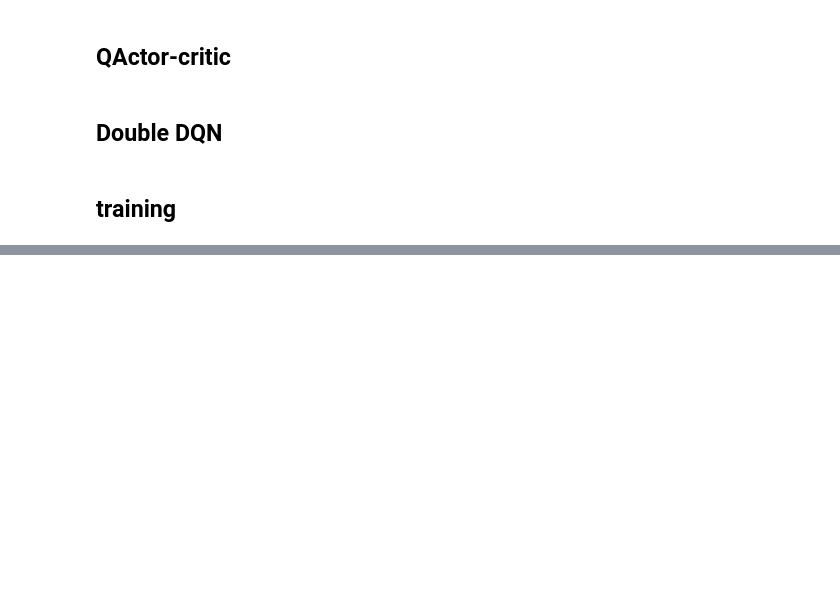
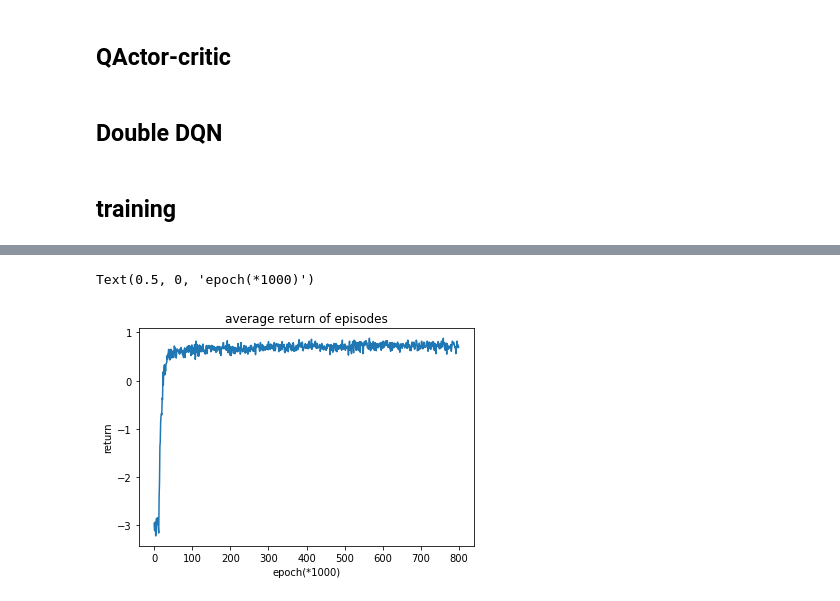
Before and after one commit to navidmdn/Multi-hop-qa-rl, a Jupyter notebook: graph_environment.ipynb, the cells around one changed output, grey strips where cells are left out. Saved outputs shown, nothing was run; the diff lists cells and outputs as text; code cells hidden in the pictures; blank space fills up the shorter version.

Commit message:
finalizd training and evaluation of the model

```diff
--- a/graph_environment.ipynb
+++ b/graph_environment.ipynb
@@ -103,11 +103,11 @@ with open('data/MetaQA/relation_emb.pickle', 'wb') as f:
 # %% [markdown]
 ## load embeddings
 # %%
-with open('data/MetaQA/entity_emb.pickle', 'rb') as f:
+with open('MetaQA/entity_emb.pickle', 'rb') as f:
     ent_emb_dict = pickle.load(f)
 
 
-with open('data/MetaQA/relation_emb.pickle', 'rb') as f:
+with open('MetaQA/relation_emb.pickle', 'rb') as f:
     rel_emb_dict = pickle.load(f)
 # %%
 ent_emb_dict[list(ent_emb_dict.keys())[0]].shape
@@ -301,10 +293,3 @@ with open('all-questions.pickle', 'wb') as f:
-# %%
-tokenizer_res = tokenize_sentences(all_questions, batch_size=256)
-embeddings = get_batch_embeddings(tokenizer_res)
-
-
-with open('./embeddings.pickle', 'wb') as f:
-    pickle.dump(embeddings, f)
 # %% [markdown]
 ## load question embeddings
 # %%
@@ -380,6 +365,7 @@ class KGEnv(gym.Env):
         self.questions = []
         self.entities = []
         self.targets = []
+        self.loop_reward = 0 if mode in ['dev', 'test'] else -1
 
         for nhop in [str(h) for h in nhops]:
             raw = load_raw_qa('./data/QA_data/MetaQA/', mode=f'{mode}_{nhop}hop')
@@ -400,13 +386,14 @@ class KGEnv(gym.Env):
         self.rel_hist = []
 
     def step(self, action):
+        reward = 0
+        done = False
+
         self.hops += 1
         next_ent_id = self.traverse(self.current_ent, action)
         if next_ent_id == -1:
             next_ent_id = self.entities_vocab[self.current_ent]
-
-        reward = 0
-        done = False
+            reward = self.loop_reward
 
         #TODO:
         if next_ent_id in self.goal:
@@ -877,7 +864,11 @@ def train_and_evaluate(env, agent, epochs, eval_env, eval_step=100, eval_it=50):
 
         if i%eval_step == 0:
             avg_ret = np.mean(evaluate_agent(eval_env, agent, k=eval_it))
-            log(f"epoch:{i} average return={avg_ret} current_eps:{agent.eps} buffer_size:{agent.buf_idx}")
+            log(f"epoch:{i} dev average return={avg_ret} current_eps:{agent.eps} buffer_size:{agent.buf_idx}")
+
+            avg_ret = np.mean(evaluate_agent(env, agent, k=eval_it))
+            log(f"epoch:{i} train average return={avg_ret} current_eps:{agent.eps} buffer_size:{agent.buf_idx}")
+
             eval_rets.append(avg_ret)
 
     return returns, epsilons, eval_rets
@@ -910,14 +901,14 @@ eval_env = KGEnv(
 )
 
 ddqn = DoubleDQN(
-    buffer_size=150000,
+    buffer_size=300000,
     gamma=0.99,
     lr=3e-5,
     eps=0.8,
     state_size=env.observation_space.shape[0],
     action_size=env.action_space.n,
-    batch_size=128,
-    eps_decay=0.9995,
+    batch_size=256,
+    eps_decay=0.9999,
     warmup_step=50000,
     min_eps=0.05,
     device=torch.device("cuda:0" if torch.cuda.is_available() else "cpu"),
@@ -943,3 +945,11 @@ epoch:11000 average return=0.1 current_eps:0.8 buffer_size:41592
+# %%
+plt.plot(eval_rets)
+plt.title('average return of episodes')
+plt.ylabel('return')
+plt.xlabel('epoch(*1000)')
+# %% [output]
+Text(0.5, 0, 'epoch(*1000)')
+[figure, added]
 # %%
 eval_env = KGEnv(
     len(relations_voc),
```
Also changed, not shown: parts of 9 cells of this notebook.
